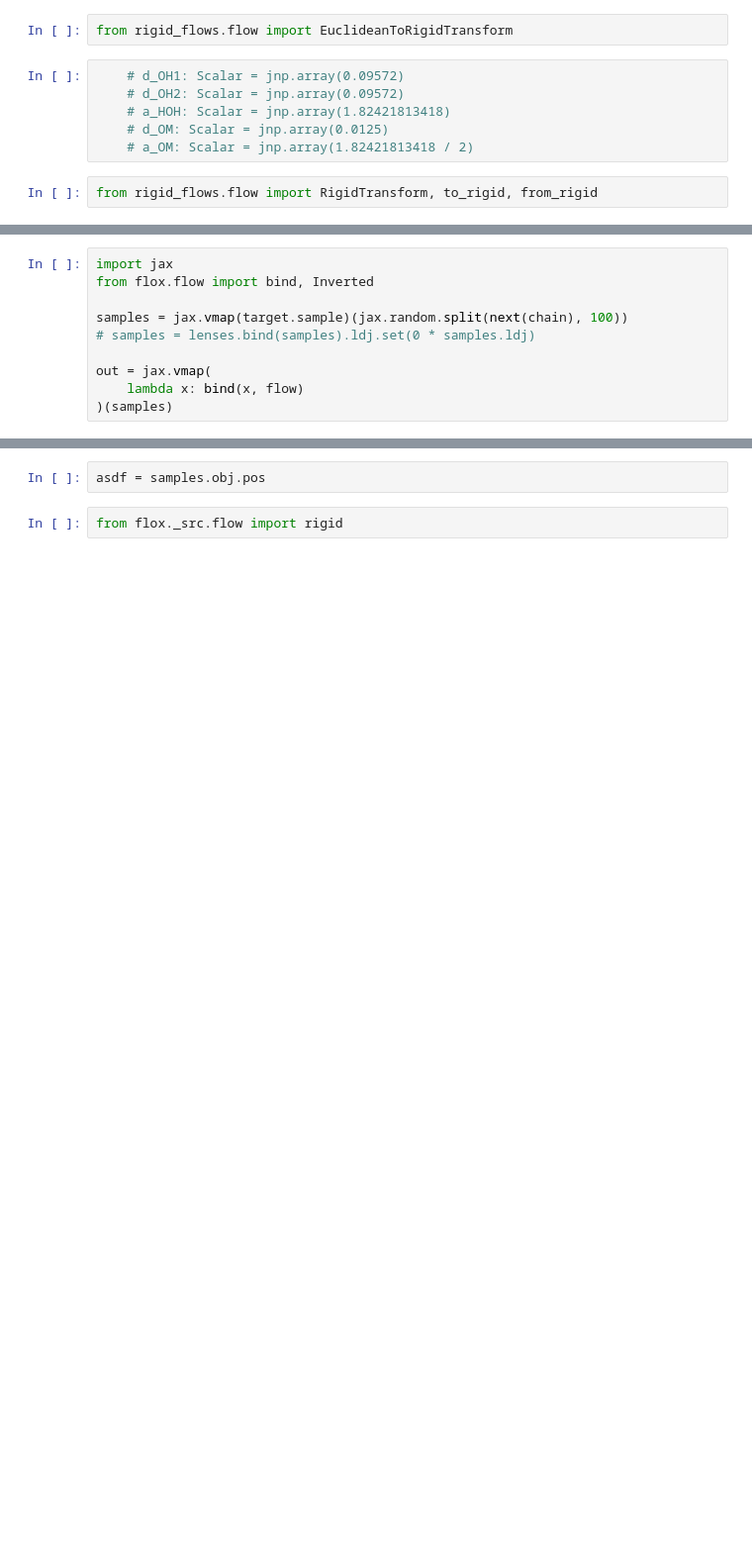
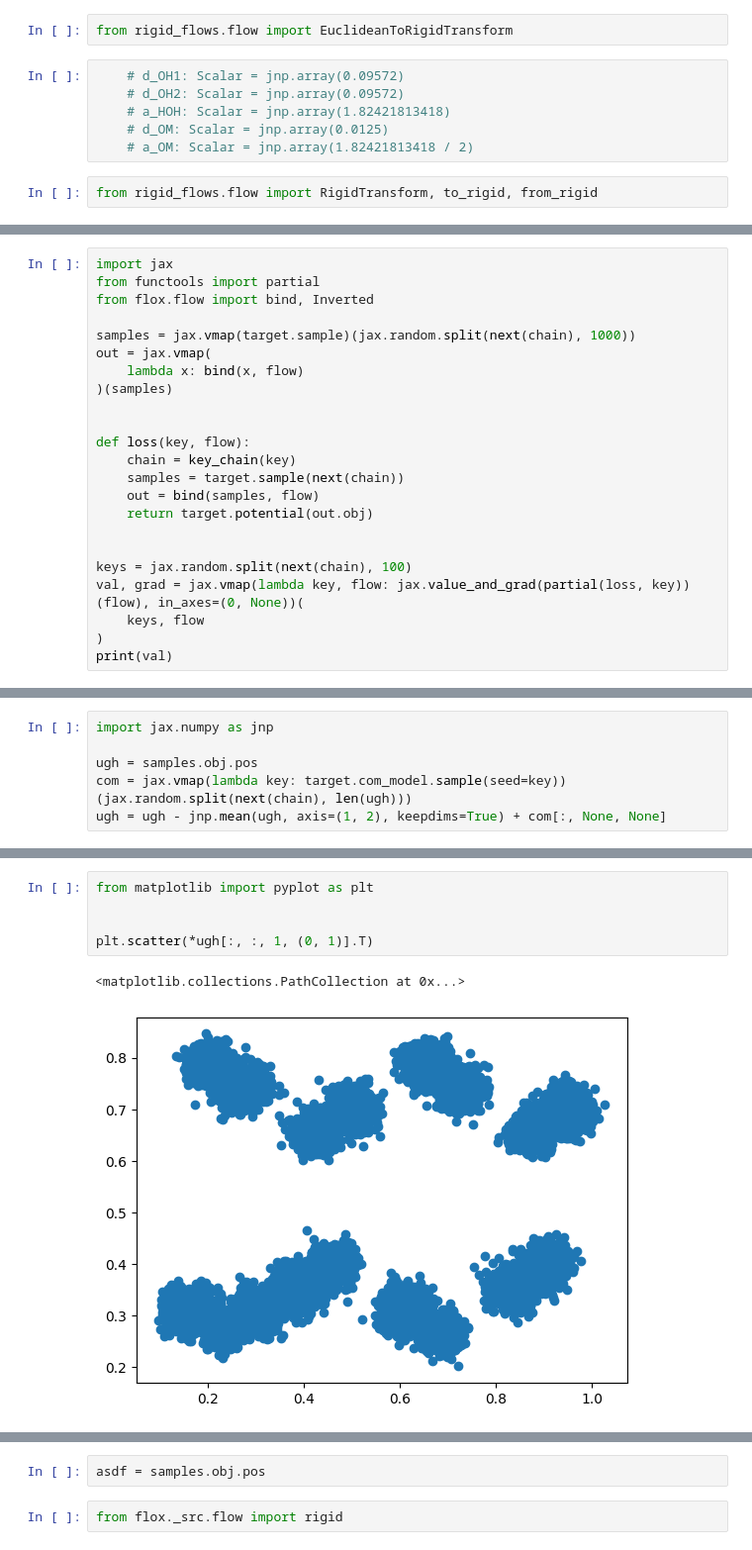
Before and after one commit to noegroup/rigid-flows, a Jupyter notebook: model_working.ipynb, the cells around one changed output, grey strips where cells are left out. Shown at 99% size. Saved outputs shown, nothing was run; the diff lists cells and outputs as text; blank space fills up the shorter version.

```diff
--- a/model_working.ipynb
+++ b/model_working.ipynb
@@ -78,10 +123,23 @@ samples.obj.pos.shape
 # %%
 import jax
+from functools import partial
 from flox.flow import bind, Inverted
 
-samples = jax.vmap(target.sample)(jax.random.split(next(chain), 100))
-# samples = lenses.bind(samples).ldj.set(0 * samples.ldj)
-
+samples = jax.vmap(target.sample)(jax.random.split(next(chain), 1000))
 out = jax.vmap(
     lambda x: bind(x, flow)
 )(samples)
+
+
+def loss(key, flow):
+    chain = key_chain(key)
+    samples = target.sample(next(chain))
+    out = bind(samples, flow)
+    return target.potential(out.obj)
+
+
+keys = jax.random.split(next(chain), 100)
+val, grad = jax.vmap(lambda key, flow: jax.value_and_grad(partial(loss, key))(flow), in_axes=(0, None))(
+    keys, flow
+)
+print(val)
@@ -89,0 +169,6 @@ out = jax.vmap(
+# %%
+import jax.numpy as jnp
+
+ugh = samples.obj.pos
+com = jax.vmap(lambda key: target.com_model.sample(seed=key))(jax.random.split(next(chain), len(ugh)))
+ugh = ugh - jnp.mean(ugh, axis=(1, 2), keepdims=True) + com[:, None, None]
@@ -89,0 +205,8 @@ out = jax.vmap(
+# %%
+from matplotlib import pyplot as plt
+
+
+plt.scatter(*ugh[:, :, 1, (0, 1)].T)
+# %% [output]
+<matplotlib.collections.PathCollection at 0x...>
+[figure, added]
```
Also changed, not shown: parts of 14 cells of this notebook, 5 other files.
